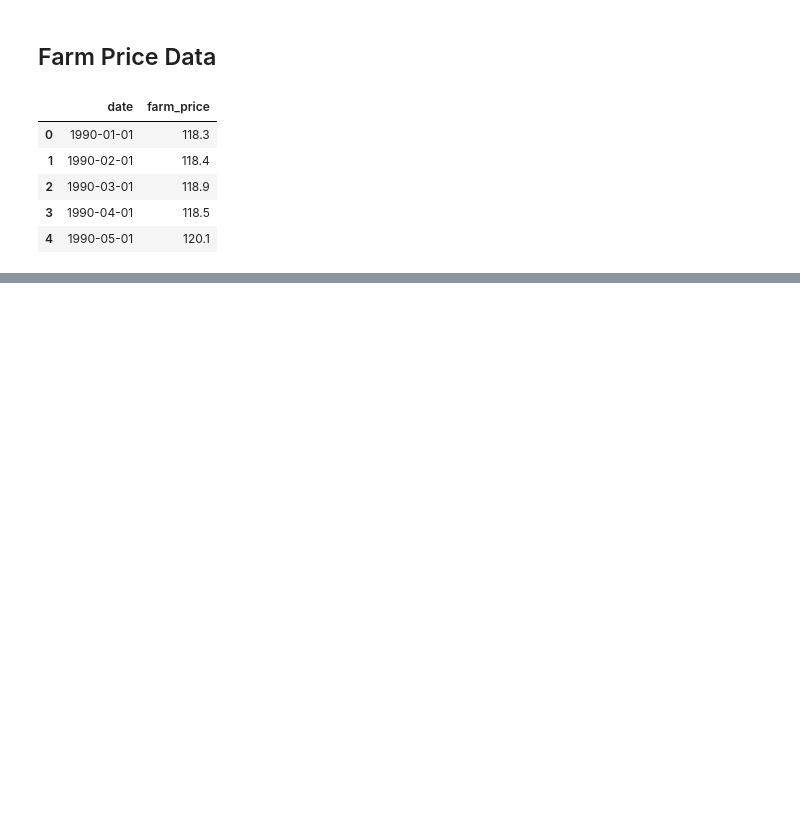
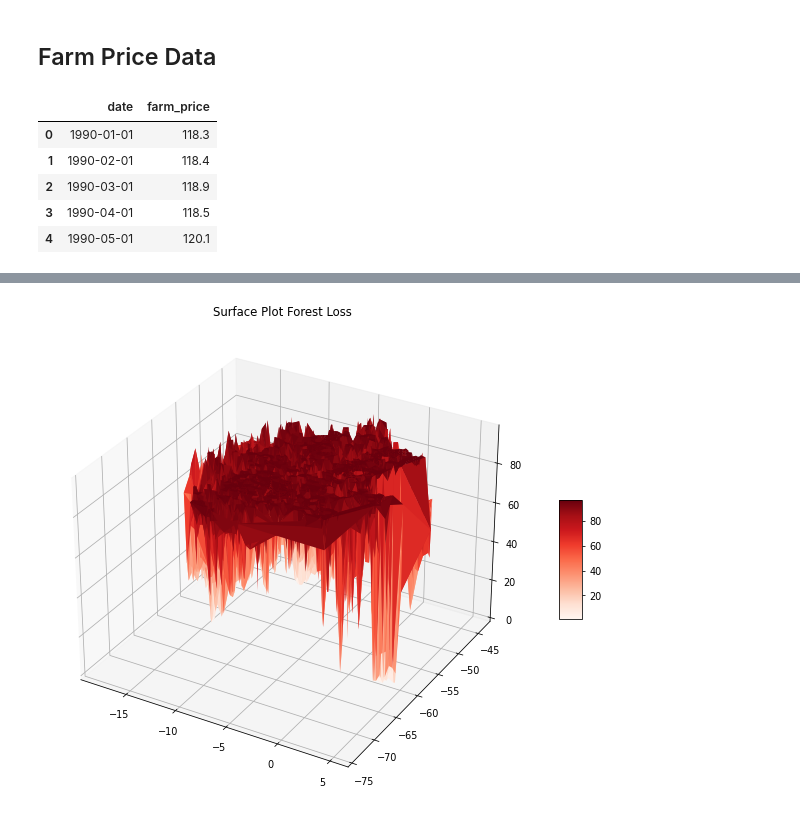
Before and after one commit to aulichney/Deforestation, a Jupyter notebook: Data Exploration.ipynb, the cells around one changed output, grey strips where cells are left out. Saved outputs shown, nothing was run; the diff lists cells and outputs as text; code cells hidden in the pictures; blank space fills up the shorter version.

```diff
--- a/Data Exploration.ipynb
+++ b/Data Exploration.ipynb
@@ -79,0 +214,15 @@ print(len(var_list))
+# %%
+#forest loss 3d plot
+fig = plt.figure(figsize = (14, 9), dpi = 70)
+ax = fig.gca(projection = '3d')
+surf = ax.plot_trisurf(df['y'], df['x'], df['forest.l'], cmap = plt.get_cmap('Reds'), linewidth = 0.2)
+
+fig.colorbar(surf, ax = ax,
+             shrink = 0.25, aspect = 5)
+
+ax.set_title('Surface Plot Forest Loss')
+
+
+plt.show()
+# %% [output]
+[figure, added]
```
Also changed, not shown: parts of 65 cells of this notebook, 2 other files.
